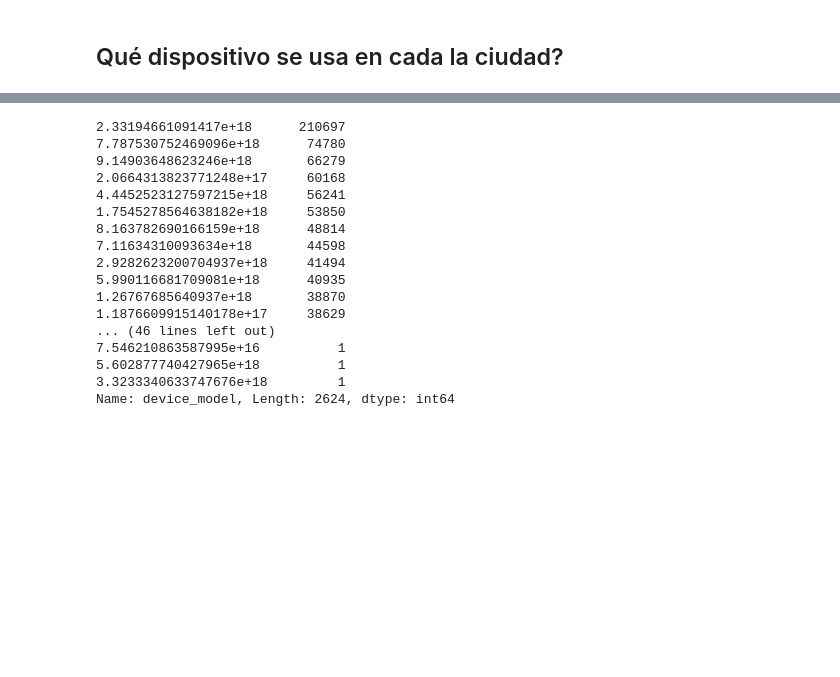
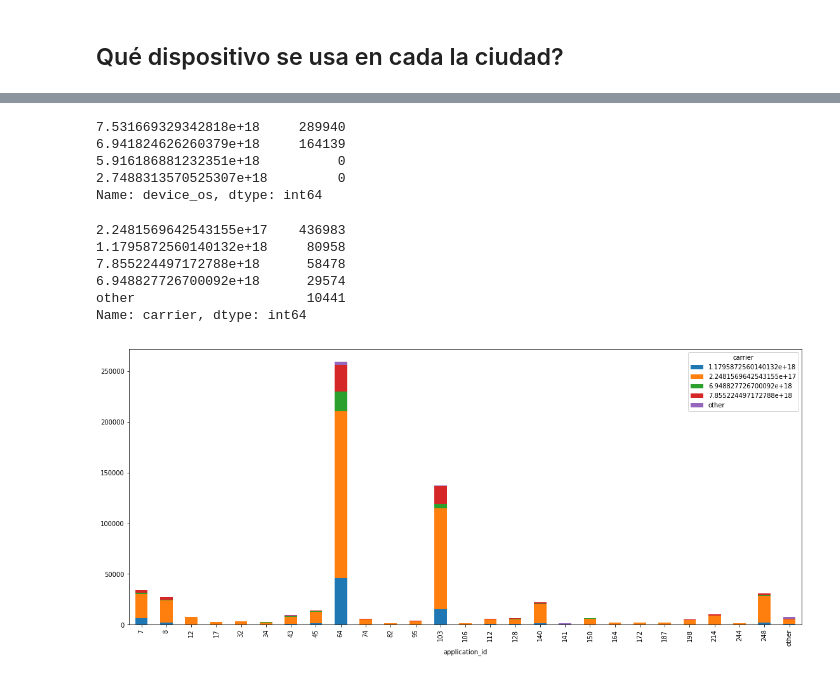
Before and after one commit to shizus/7506-1c2019, a Jupyter notebook: scripts/events.ipynb, the cells around one changed output, grey strips where cells are left out. Drawn from its saved outputs; the diff is of its cells as text; code cells hidden in the pictures; blank space fills up the shorter version.

```diff
--- a/scripts/events.ipynb
+++ b/scripts/events.ipynb
@@ -471,5 +159,3 @@ Name: device_language, Length: 186, dtype: int64
-# %%
-events['device_language'] = events['device_language'].astype('category')
 # %%
 counts = events['device_language'].value_counts()
 indexes = counts[counts<7000].index
@@ -858,23 +545,40 @@ events.head()
 | 2 | 2019-03-05 00:09:26.195 | 0 | 1891515180541284343 | 38 | False | 5.908703034097298e+17 | NaN | ... |
 | 3 | 2019-03-05 00:09:31.107 | 2 | 1891515180541284343 | 38 | False | 5.908703034097298e+17 | NaN | ... |
 | 4 | 2019-03-09 21:00:36.585 | 3 | 1891515180541284343 | 38 | False | 7.391843585977942e+18 | NaN | ... |
-# %%
-events['device_model'].value_counts()
-# %% [output]
-2.33194661091417e+18      210697
-7.787530752469096e+18      74780
-9.14903648623246e+18       66279
-2.0664313823771248e+17     60168
-4.4452523127597215e+18     56241
-1.7545278564638182e+18     53850
-8.163782690166159e+18      48814
-7.11634310093634e+18       44598
-2.9282623200704937e+18     41494
-5.990116681709081e+18      40935
-1.26767685640937e+18       38870
-1.1876609915140178e+17     38629
-... (46 lines left out)
-7.546210863587995e+16          1
-5.602877740427965e+18          1
-3.3233340633747676e+18         1
-Name: device_model, Length: 2624, dtype: int64
+# %%
+top10events['device_os'].value_counts()
+# %% [output]
+7.531669329342818e+18     289940
+6.941824626260379e+18     164139
+5.916186881232351e+18          0
+2.7488313570525307e+18         0
+Name: device_os, dtype: int64
+# %%
+counts = top10events['device_city'].value_counts()
+indexes = counts[counts<100].index
+mask_dict = dict.fromkeys(indexes, 'other')
+events.loc[:,'device_city'] = events['device_city'].replace(mask_dict)
+# %%
+counts = events['carrier'].value_counts()
+indexes = counts[counts<10000].index
+mask_dict = dict.fromkeys(indexes, 'other')
+events.loc[:,'carrier'] = events['carrier'].replace(mask_dict)
+# %%
+counts = events['application_id'].value_counts()
+indexes = counts[counts<1000].index
+mask_dict = dict.fromkeys(indexes, 'other')
+events.loc[:,'application_id'] = events['application_id'].replace(mask_dict)
+events['carrier'].value_counts()
+# %% [output]
+2.2481569642543155e+17    436983
+1.1795872560140132e+18     80958
+7.855224497172788e+18      58478
+6.948827726700092e+18      29574
+other                      10441
+Name: carrier, dtype: int64
+# %%
+carriers = events[['application_id', 'carrier']].groupby('application_id').agg({'carrier' : 'value_counts'})
+carriers['carrier'].unstack().plot(kind = 'bar', stacked = True, figsize = (19,8))
+plt.show()
+# %% [output]
+[figure, added]
```
Also changed, not shown: parts of 52 cells of this notebook.
